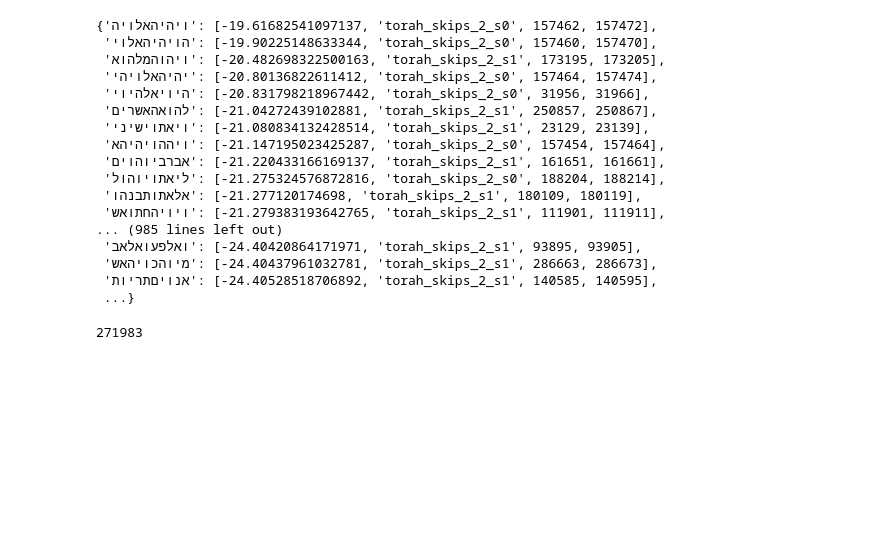
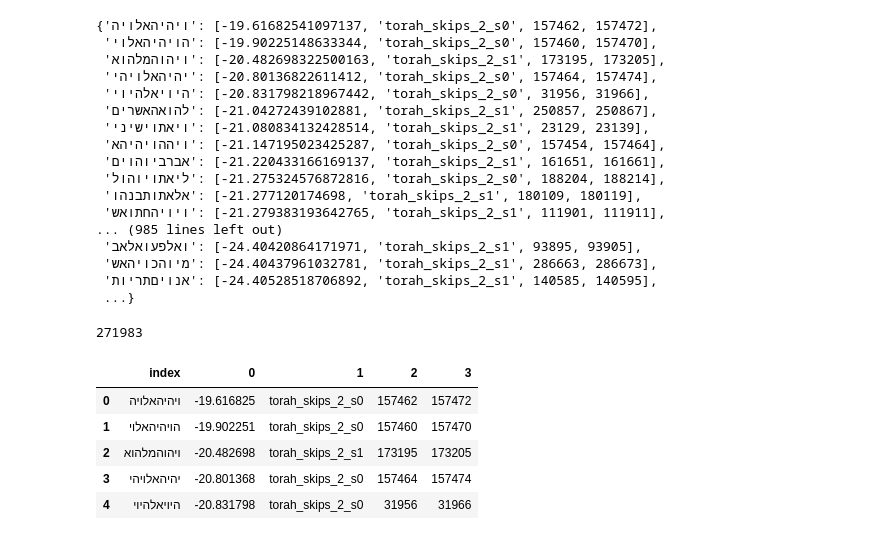
Before and after one commit to mannmoshe/text-recognition, a Jupyter notebook: text_recognition.ipynb, the cells around one changed output. Drawn from its saved outputs; the diff is of its cells as text; code cells hidden in the pictures; blank space fills up the shorter version.

```diff
--- a/text_recognition.ipynb
+++ b/text_recognition.ipynb
@@ -425,0 +430,9 @@ print(len(words_probs_10))
+# %%
+df_10.head()
+# %% [output]
+|  | index | 0 | 1 | 2 | 3 |
+| 0 | ויהיהאלויה | -19.616825 | torah_skips_2_s0 | 157462 | 157472 |
+| 1 | הויהיהאלוי | -19.902251 | torah_skips_2_s0 | 157460 | 157470 |
+| 2 | ויהוהמלהוא | -20.482698 | torah_skips_2_s1 | 173195 | 173205 |
+| 3 | יהיהאלויהי | -20.801368 | torah_skips_2_s0 | 157464 | 157474 |
+| 4 | היויאלהיוי | -20.831798 | torah_skips_2_s0 | 31956 | 31966 |
```
Also changed, not shown: parts of 4 cells of this notebook.
